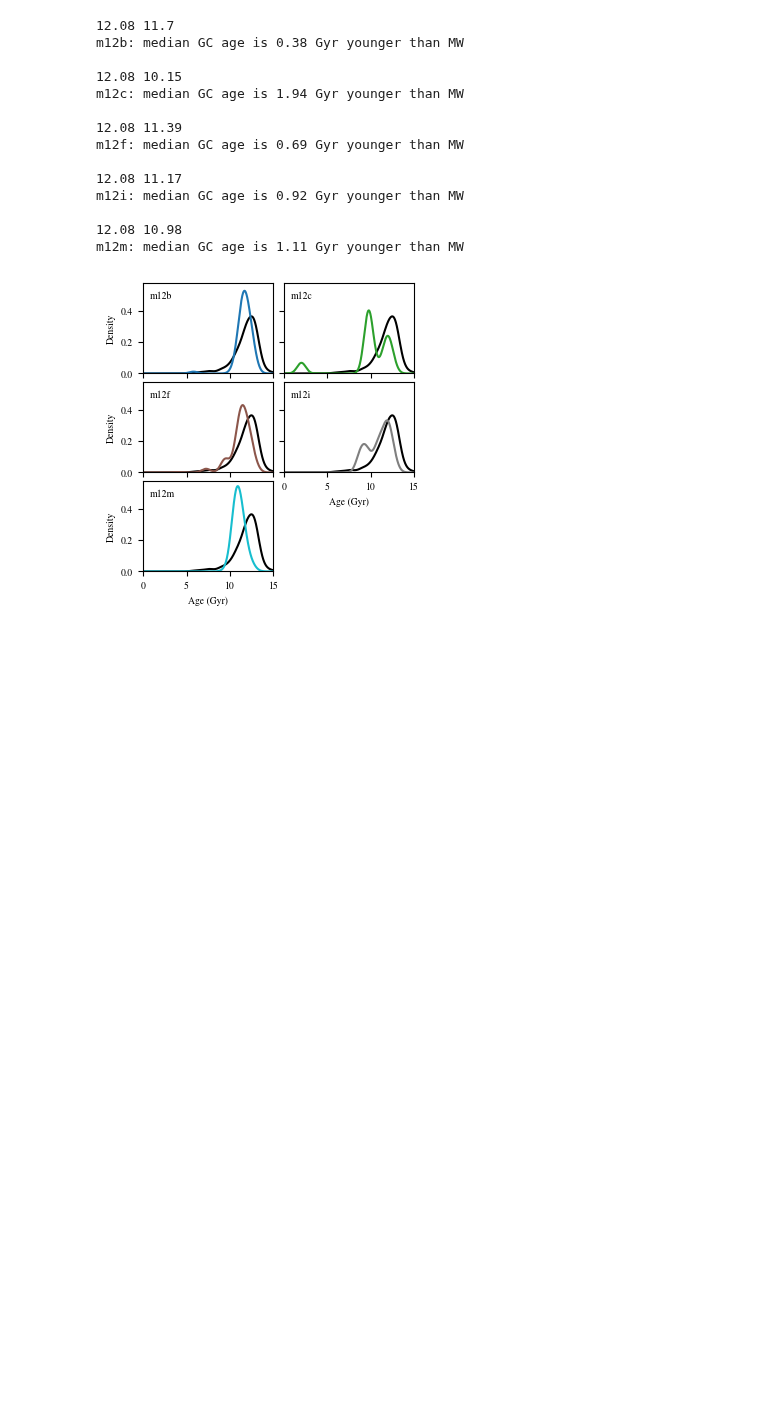
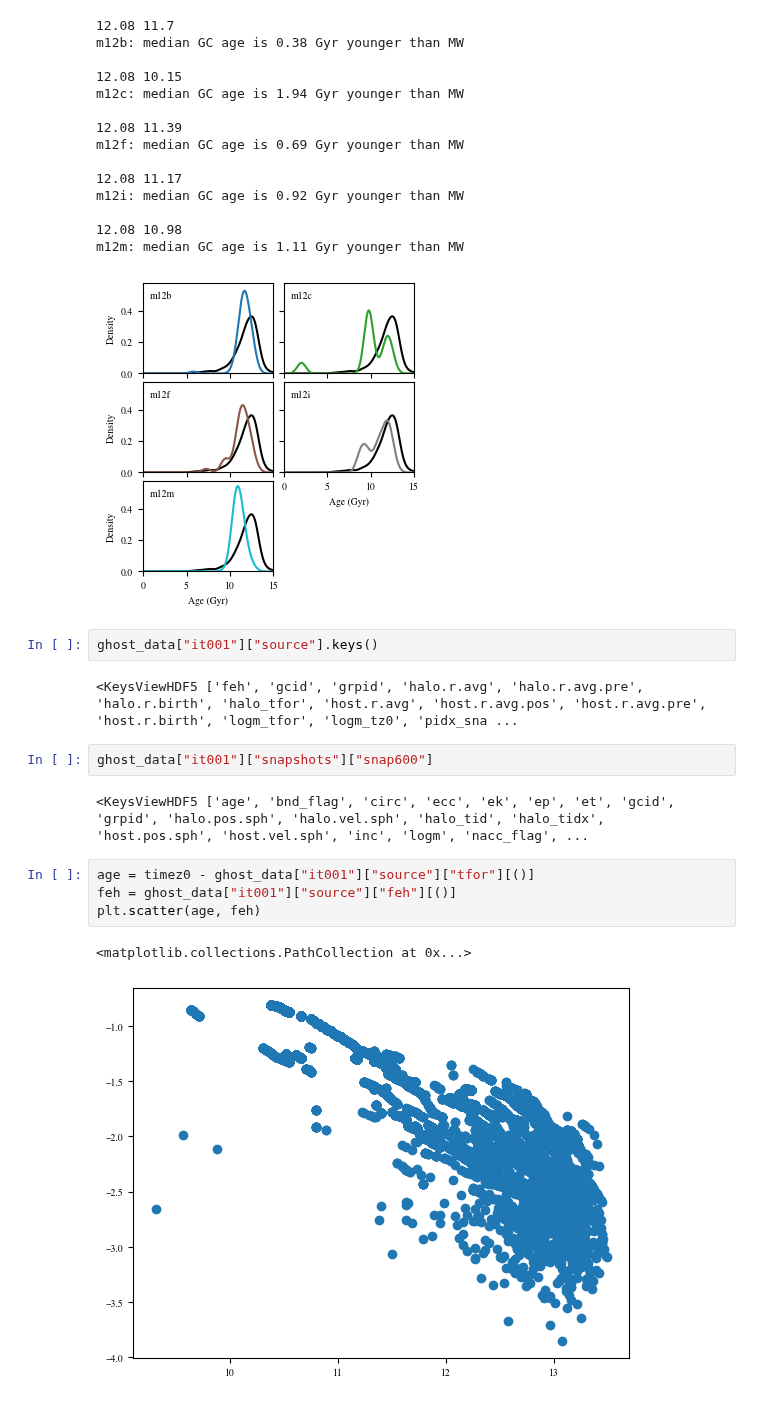
Before and after one commit to finn-pal/cluster_destruction, a Jupyter notebook: notebooks/cluster_numbers.ipynb, the cells around one changed output. Cells and saved outputs as stored; diff of their text form; blank space fills up the shorter version.

```diff
--- a/notebooks/cluster_numbers.ipynb
+++ b/notebooks/cluster_numbers.ipynb
@@ -559,3 +559,18 @@ m12i: median GC age is 0.92 Gyr younger than MW
 12.08 10.98
 m12m: median GC age is 1.11 Gyr younger than MW
 [figure]
+# %%
+ghost_data["it001"]["source"].keys()
+# %% [output]
+<KeysViewHDF5 ['feh', 'gcid', 'grpid', 'halo.r.avg', 'halo.r.avg.pre', 'halo.r.birth', 'halo_tfor', 'host.r.avg', 'host.r.avg.pos', 'host.r.avg.pre', 'host.r.birth', 'logm_tfor', 'logm_tz0', 'pidx_sna ...
+# %%
+ghost_data["it001"]["snapshots"]["snap600"]
+# %% [output]
+<KeysViewHDF5 ['age', 'bnd_flag', 'circ', 'ecc', 'ek', 'ep', 'et', 'gcid', 'grpid', 'halo.pos.sph', 'halo.vel.sph', 'halo_tid', 'halo_tidx', 'host.pos.sph', 'host.vel.sph', 'inc', 'logm', 'nacc_flag', ...
+# %%
+age = timez0 - ghost_data["it001"]["source"]["tfor"][()]
+feh = ghost_data["it001"]["source"]["feh"][()]
+plt.scatter(age, feh)
+# %% [output]
+<matplotlib.collections.PathCollection at 0x...>
+[figure, added]
```
Also changed, not shown: parts of 2 cells of this notebook, 5 other files.
